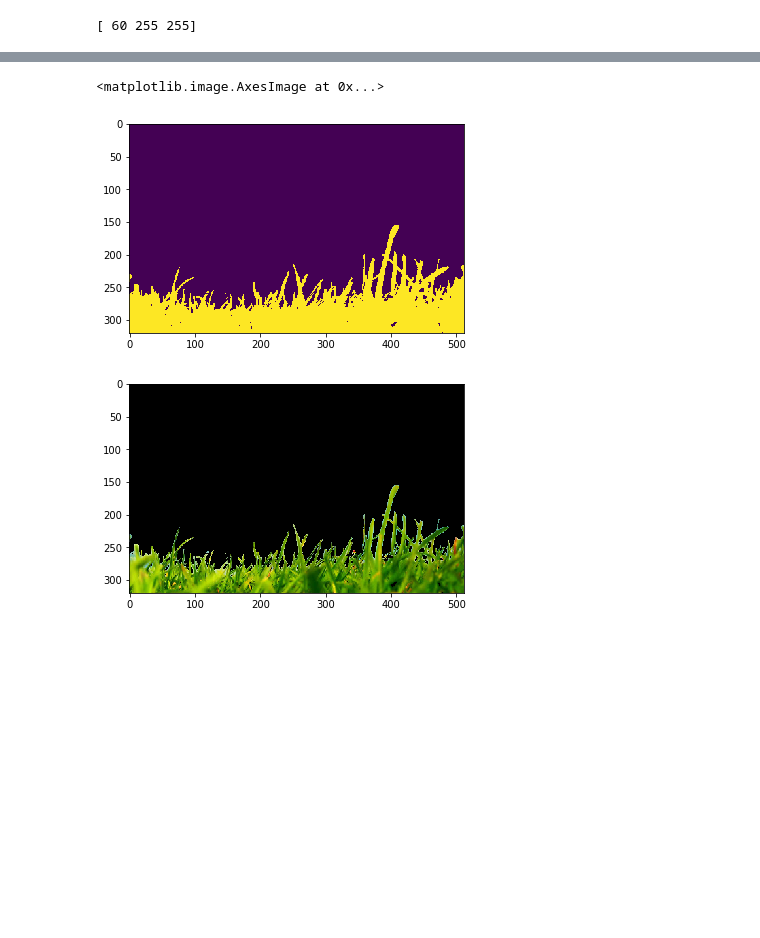
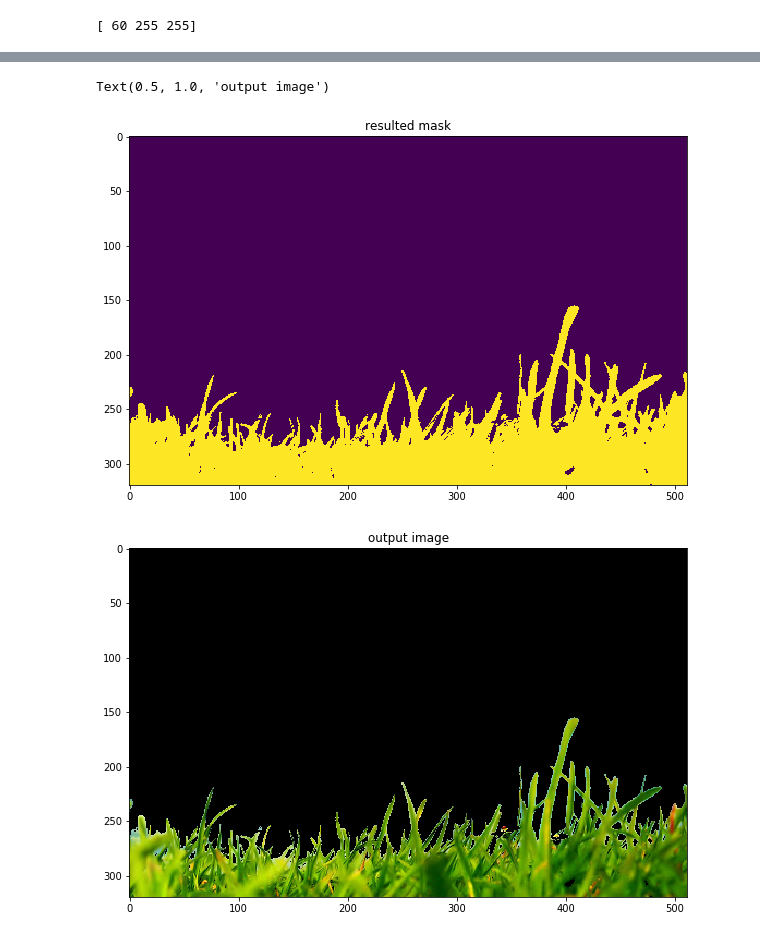
Before and after one commit to YoniChechik/AI_is_Math, a Jupyter notebook: c_02a_basic_image_processing/hsv.ipynb, the cells around one changed output, grey strips where cells are left out. Drawn from its saved outputs; the diff is of its cells as text; code cells hidden in the pictures; blank space fills up the shorter version.

```diff
--- a/c_02a_basic_image_processing/hsv.ipynb
+++ b/c_02a_basic_image_processing/hsv.ipynb
@@ -4,3 +14,5 @@
 import numpy as np
 import cv2
 import matplotlib.pyplot as plt
+
+figsize = (10,10)
@@ -7,6 +21,6 @@ import matplotlib.pyplot as plt
 # %%
-frame = cv2.imread("grass.jpg")
-plt.figure()
-plt.imshow(cv2.cvtColor(frame,cv2.COLOR_BGR2RGB))
+im = cv2.imread("grass.jpg")
+plt.figure(figsize=figsize)
+plt.imshow(cv2.cvtColor(im,cv2.COLOR_BGR2RGB))
 # %% [output]
 <matplotlib.image.AxesImage at 0x...>
@@ -14,6 +32,6 @@ plt.imshow(cv2.cvtColor(frame,cv2.COLOR_BGR2RGB))
 # %%
-green = np.uint8([[[0,255,0 ]]])
-hsv_green = cv2.cvtColor(green,cv2.COLOR_BGR2HSV)[0,0,:]
-print( hsv_green)
+rgb_green = np.uint8([[[0,255,0 ]]])
+hsv_green = cv2.cvtColor(rgb_green,cv2.COLOR_RGB2HSV)[0,0,:]
+print(hsv_green)
 # %% [output]
 [ 60 255 255]
@@ -20,23 +45,25 @@ print( hsv_green)
 # %%
 # Convert BGR to HSV
-hsv = cv2.cvtColor(frame, cv2.COLOR_BGR2HSV)
+hsv = cv2.cvtColor(im, cv2.COLOR_BGR2HSV)
 
 # define range of hue and intensity
 lower_blue = hsv_green-np.array([70,200,200])
 upper_blue = hsv_green+np.array([30,0,0])
 
 # Threshold the HSV image
 mask = cv2.inRange(hsv, lower_blue, upper_blue)
 
 # Bitwise-AND mask and original image
-res = cv2.bitwise_and(frame,frame, mask= mask)
+res = cv2.bitwise_and(im,im, mask= mask)
 
 
-plt.figure()
+plt.figure(figsize=figsize)
 plt.imshow(mask)
-plt.figure()
+plt.title("resulted mask")
+plt.figure(figsize=figsize)
 plt.imshow(cv2.cvtColor(res,cv2.COLOR_BGR2RGB))
+plt.title("output image")
 # %% [output]
-<matplotlib.image.AxesImage at 0x...>
+Text(0.5, 1.0, 'output image')
-[figure, old version]
+[figure, new version]
-[figure, old version]
+[figure, new version]
```
Also changed, not shown: parts of 6 cells of this notebook, 20 other files.
